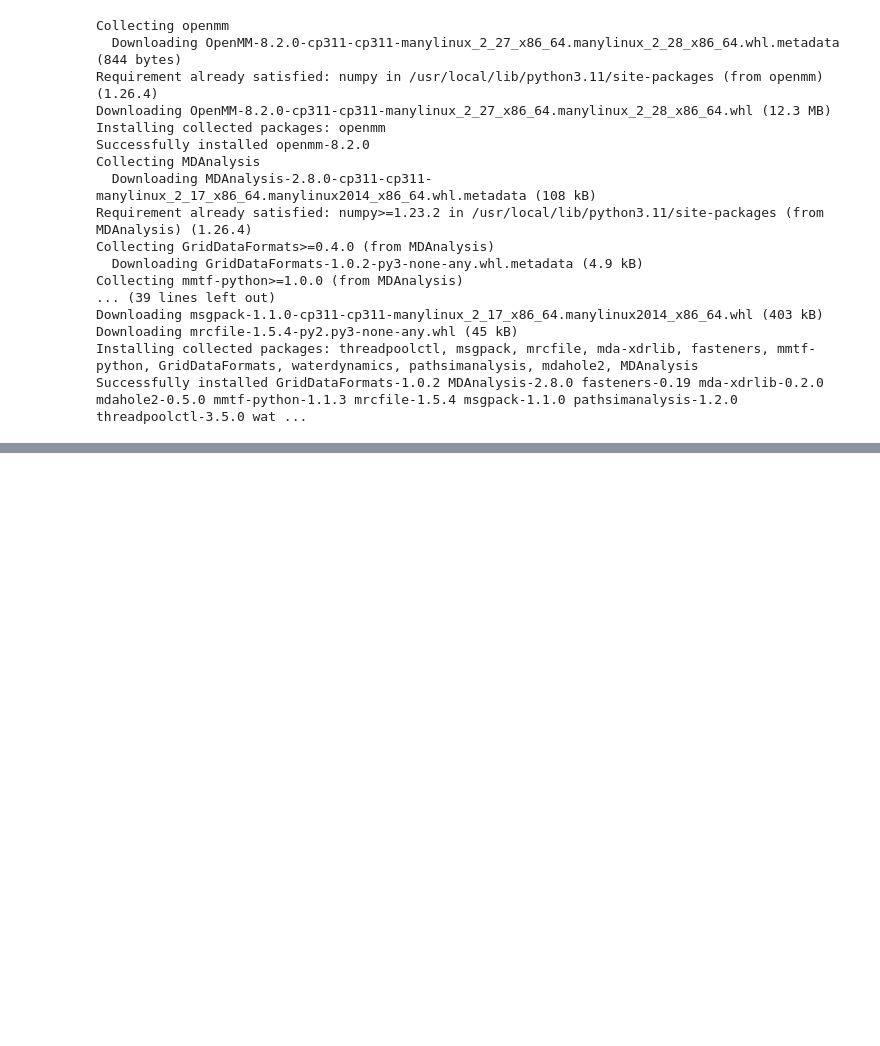
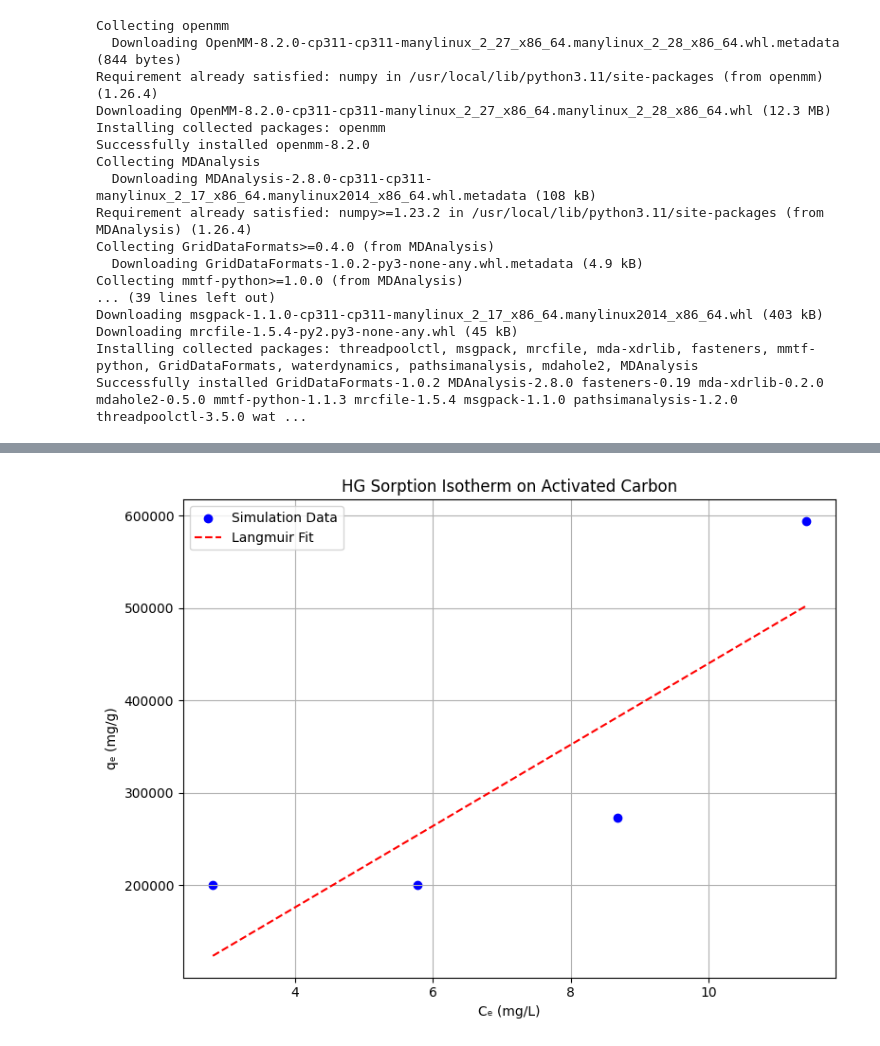
Before and after one commit to sushirito/Molecular-Dynamics, a Jupyter notebook: OpenMM_Scripting.ipynb, the cells around one changed output, grey strips where cells are left out. Cells and saved outputs as stored; diff of their text form; code cells hidden in the pictures; blank space fills up the shorter version.

```diff
--- a/OpenMM_Scripting.ipynb
+++ b/OpenMM_Scripting.ipynb
@@ -138,5 +476,32 @@ Total mass of the system: 1.478935e-21 grams
 # %%
-from openmm.app import AmberPrmtopFile, AmberInpcrdFile, Simulation, PDBReporter, PME, HBonds
+#Thank you to u/SocraticHope and u/qfbros on r/comp_chem for helping me debug my tleap script :)
+
+tleap_script = """
+source leaprc.protein.ff14SB
+
+source leaprc.water.tip3p
+
+loadAmberParams frcmod.ions234lm_126_tip3p
+list
+solv = createUnit solv
+
+solvateBox solv TIP3PBOX 20.0
+
+addIons2 solv HG 1
+
+addIons2 solv Cl- 2
+
+saveAmberParm solv solv.prmtop solv.inpcrd
+
+quit
+"""
+
+with open('tleap.in', 'w') as f:
+    f.write(tleap_script)
+
+!tleap -f tleap.in
+
+from openmm.app import AmberPrmtopFile, AmberInpcrdFile, Simulation, PDBReporter, PME, HBonds, DCDReporter
 from openmm import LangevinMiddleIntegrator, Platform
 from openmm.unit import kelvin, picosecond, nanometer, picoseconds
 import os, numpy as np, MDAnalysis as mda
@@ -145,10 +510,10 @@ from scipy.signal import find_peaks
 from scipy.spatial import cKDTree
 from scipy.constants import Avogadro
 
-def run_simulation_and_analyze(Na_count, box_dims, mass_adsorbent=1.0, initial_counts=None):
-    # Create leap input for a given Na_count
+def run_simulation_and_analyze(HG_count, box_dims, mass_adsorbent=1.0, initial_counts=None):
     leap_content = f"""source leaprc.protein.ff14SB
 source leaprc.water.tip3p
+loadAmberParams frcmod.ions234lm_126_tip3p
 loadoff GGG.lib
 loadoff C1A.lib
 loadoff E1A.lib
@@ -157,8 +522,8 @@ loadamberparams FRCMOD/GO.frcmod
 mol = loadpdb functionalized.pdb
 bondbydistance mol
 solvateBox mol TIP3PBOX 5.0
-addIons2 mol Na+ {Na_count}
-addIons2 mol Cl- {Na_count}
+addIons2 mol HG {HG_count}
+addIons2 mol Cl- {2*HG_count}
 saveamberparm mol mol_solv.prmtop mol_solv.inpcrd
 quit
 """
@@ -166,7 +531,6 @@ quit
         f.write(leap_content)
     os.system('tleap -f leap.in')
 
-    # Run simulation
     prmtop = AmberPrmtopFile('mol_solv.prmtop')
     inpcrd = AmberInpcrdFile('mol_solv.inpcrd')
     topology = prmtop.topology
@@ -178,21 +542,23 @@ quit
     simulation = Simulation(topology, system, integrator, platform)
     simulation.context.setPositions(positions)
     simulation.minimizeEnergy()
-    simulation.reporters.append(PDBReporter('trajectory.pdb', 100))
-    simulation.step(250000)
 
-    # Analyze trajectory for Ce, qe, and RDF
-    u = mda.Universe('mol_solv.prmtop', 'trajectory.pdb')
+    # Use DCDReporter to generate a trajectory file with consistent atom counts
+    simulation.reporters.append(DCDReporter('trajectory.dcd', 100))
+    simulation.step(5000)
+
+    # Load the trajectory using MDAnalysis with the same topology
+    u = mda.Universe('mol_solv.prmtop', 'trajectory.dcd')
     for ts in u.trajectory:
         ts.dimensions = [box_dims[0], box_dims[1], box_dims[2], 90.0, 90.0, 90.0]
     u.trajectory.rewind()
 
     protein = u.select_atoms('resname GGG E1A H1A C1A')
-    Na = u.select_atoms('name Na+')
+    HG = u.select_atoms('name HG')
 
     # RDF computation
-    r_min, r_max = 0.0, 40.0
-    rdf_calc = InterRDF(protein, Na, range=(r_min, r_max), nbins=120)
+    r_min, r_max = 0.0, 12.0
+    rdf_calc = InterRDF(protein, HG, range=(r_min, r_max), nbins=120)
     rdf_calc.run()
 
     peaks, _ = find_peaks(rdf_calc.rdf)
@@ -208,7 +574,7 @@ quit
     adsorbed = 0
     total_frames = 0
     ref_group = protein
-    target_group = Na
+    target_group = HG
     for ts in u.trajectory:
         p_ref = ref_group.positions
         p_tg = target_group.positions
@@ -221,51 +587,47 @@ quit
 
     avg_adsorbed = adsorbed / total_frames if total_frames > 0 else 0.0
 
-    MW_Na = 22.99
+    MW_HG = 200.59
     if initial_counts is None:
-        initial_counts = {'Na': Na_count}
-    N_initial = initial_counts['Na']
+        initial_counts = {'HG': HG_count}
+    N_initial = initial_counts['HG']
 
     volume_A3 = box_dims[0] * box_dims[1] * box_dims[2]
-    volume_L = volume_A3 * 1e-27
-
+    volume_L = volume_A3 * 1e-24
     N_unads = N_initial - avg_adsorbed
-    C_e = (N_unads * MW_Na / Avogadro) / volume_L * 1e3  # mg/L
-    q_e = (avg_adsorbed * MW_Na) / mass_adsorbent * 1e3  # mg/g
+    C_e = (N_unads * MW_HG / Avogadro) / volume_L * 1e3  # mg/L
+    q_e = (avg_adsorbed * MW_HG) / mass_adsorbent * 1e3  # mg/g
 
     return C_e, q_e, rdf_calc.bins, rdf_calc.rdf
 
-# Loop over different Na⁺ counts
 import matplotlib.pyplot as plt
 from scipy.optimize import curve_fit
 import csv
 
-Na_counts = [10, 20, 30, 40, 50, 60, 70, 80]
-box_dims = (100, 100, 100)
+HG_counts = [20, 40, 60, 80]
+box_dims = (150.0, 150.0, 100.0)
 Ce_values = []
 qe_values = []
 rdf_data = []
 
-for count in Na_counts:
-    Ce, qe, r, rdf = run_simulation_and_analyze(count, box_dims, mass_adsorbent=50, initial_counts={'Na': count})
+for count in HG_counts:
+    Ce, qe, r, rdf = run_simulation_and_analyze(count, box_dims, mass_adsorbent=1.0, initial_counts={'HG': count})
     Ce_values.append(Ce)
     qe_values.append(qe)
     rdf_data.append((count, r, rdf))
-    print(f"Na_count: {count}, Ce: {Ce:.2f} mg/L, qe: {qe:.2f} mg/g")
+    print(f"HG count: {count}, Ce: {Ce:.2f} mg/L, qe: {qe:.2f} mg/g")
 
-# Save simulation data to CSV
 with open('sorption_data.csv', mode='w', newline='') as file:
     writer = csv.writer(file)
-    writer.writerow(['Na_count', 'Ce (mg/L)', 'q_e (mg/g)'])
-    for count, Ce, qe in zip(Na_counts, Ce_values, qe_values):
+    writer.writerow(['HG_count', 'Ce (mg/L)', 'q_e (mg/g)'])
+    for count, Ce, qe in zip(HG_counts, Ce_values, qe_values):
         writer.writerow([count, Ce, qe])
 
-# Langmuir isotherm fitting and plotting
 def langmuir(C, q_max, K_L):
     return (q_max * K_L * C) / (1 + K_L * C)
 
 if len(Ce_values) > 2:
-    params, _ = curve_fit(langmuir, Ce_values, qe_values, p0=[max(qe_values), 0.1], maxfev = 10000)
+    params, _ = curve_fit(langmuir, Ce_values, qe_values, p0=[max(qe_values), 0.1], maxfev=10000)
     q_max, K_L = params
 
     Ce_fit = np.linspace(min(Ce_values), max(Ce_values), 100)
@@ -276,7 +638,7 @@ if len(Ce_values) > 2:
     plt.plot(Ce_fit, qe_fit, 'r--', label='Langmuir Fit')
     plt.xlabel('Cₑ (mg/L)')
     plt.ylabel('qₑ (mg/g)')
-    plt.title('Na⁺ Sorption Isotherm on Activated Carbon')
+    plt.title('HG Sorption Isotherm on Activated Carbon')
     plt.legend()
     plt.grid(True)
     plt.tight_layout()
@@ -287,10 +649,10 @@ if len(Ce_values) > 2:
 # RDF plotting for each trial
 plt.figure(figsize=(10, 6))
 for count, r, rdf in rdf_data:
-    plt.plot(r, rdf, label=f'Na_count={count}')
+    plt.plot(r, rdf, label=f'HG count={count}')
 plt.xlabel('Distance r (Å)')
 plt.ylabel('g(r)')
-plt.title('Radial Distribution Function (RDF) for Each Na⁺ Count')
+plt.title('Radial Distribution Function (RDF) for Each HG Count')
 plt.legend()
 plt.grid(True)
 plt.tight_layout()
@@ -305,0 +682 @@ OpenMMException: Particle coordinate is NaN.  For more information, see https://
+[figure, added]
```
Also changed, not shown: parts of 12 cells of this notebook.
